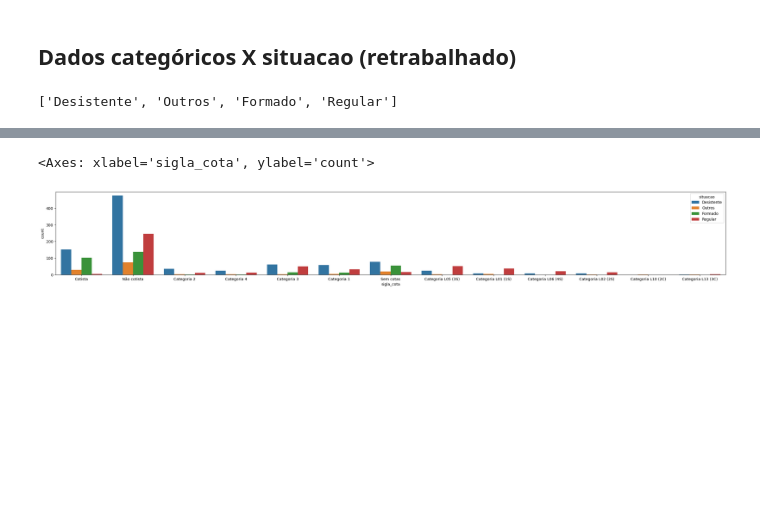
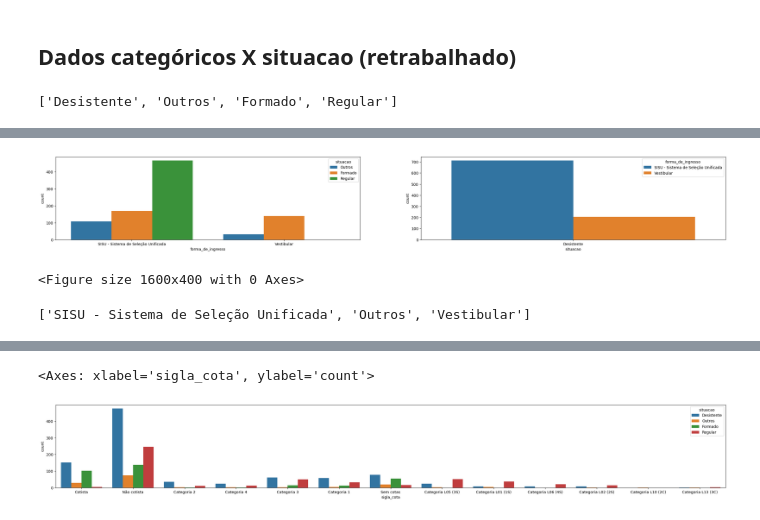
Before and after one commit to brunohsp/lm_alunos_utfpr_pg, a Jupyter notebook: classificação.ipynb, the cells around one changed output, grey strips where cells are left out. Cells and saved outputs as stored; diff of their text form; code cells hidden in the pictures; blank space fills up the shorter version.

```diff
--- a/classificação.ipynb
+++ b/classificação.ipynb
@@ -288,0 +299,19 @@ sns.countplot(relacao_alunos, x='situacao', hue='forma_de_ingresso')
+# %%
+# Por estes gráficos, é notável que por mais que existam muitos alunos que entraram pelo SISU, há uma grande representatividade no número de desistentes desta classe em comparação ao vestibular
+# Outro ponto relevante foi o período que a UTFPR não realizou vestibular interno, o que é perceptível ao analisarmos a coluna Regular em Vestibular no gráfico da esquerda
+
+fig, ax = plt.subplots(1,2, figsize=(32,4))
+plt.figure(figsize=(16,4))
+sns.countplot(relacao_alunos.query('situacao != "Desistente" and (forma_de_ingresso == "SISU - Sistema de Seleção Unificada" or forma_de_ingresso == "Vestibular")'), x='forma_de_ingresso', hue='situacao', ax=ax[0])
+sns.countplot(relacao_alunos.query('situacao == "Desistente" and (forma_de_ingresso == "SISU - Sistema de Seleção Unificada" or forma_de_ingresso == "Vestibular")'), x='situacao', hue='forma_de_ingresso',  ax=ax[1])
+fig.show();
+# %% [output]
+[figure, added]
+<Figure size 1600x400 with 0 Axes>
+# %%
+condicao = relacao_alunos['forma_de_ingresso'].isin(['SISU - Sistema de Seleção Unificada', 'Vestibular'])
+
+relacao_alunos['forma_de_ingresso'] = relacao_alunos['forma_de_ingresso'].where(condicao, 'Outros')
+relacao_alunos['forma_de_ingresso'].unique().tolist()
+# %% [output]
+['SISU - Sistema de Seleção Unificada', 'Outros', 'Vestibular']
```
Also changed, not shown: parts of 14 cells of this notebook, 1 other file.
